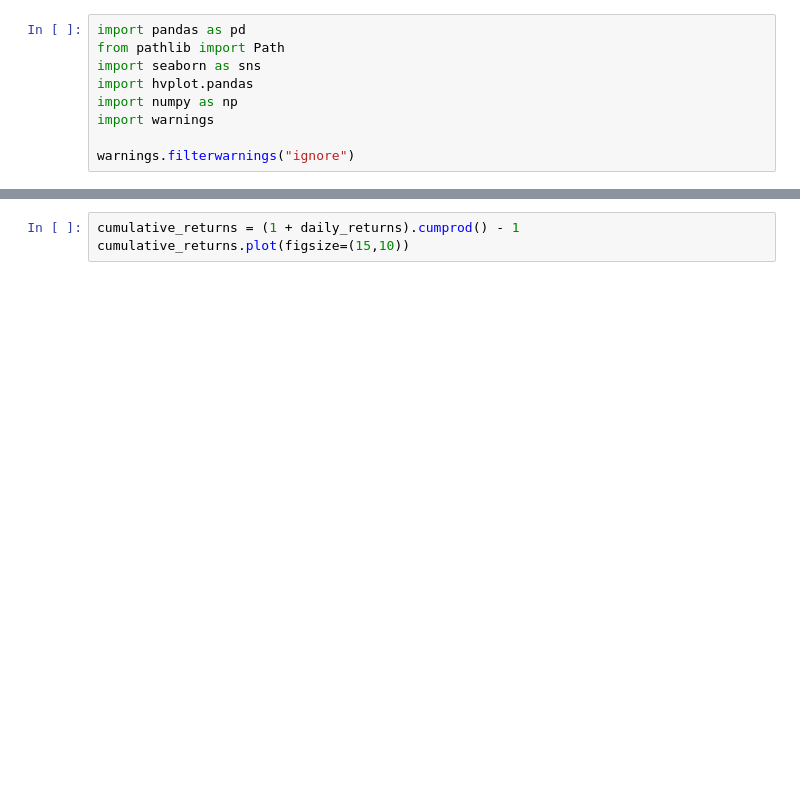
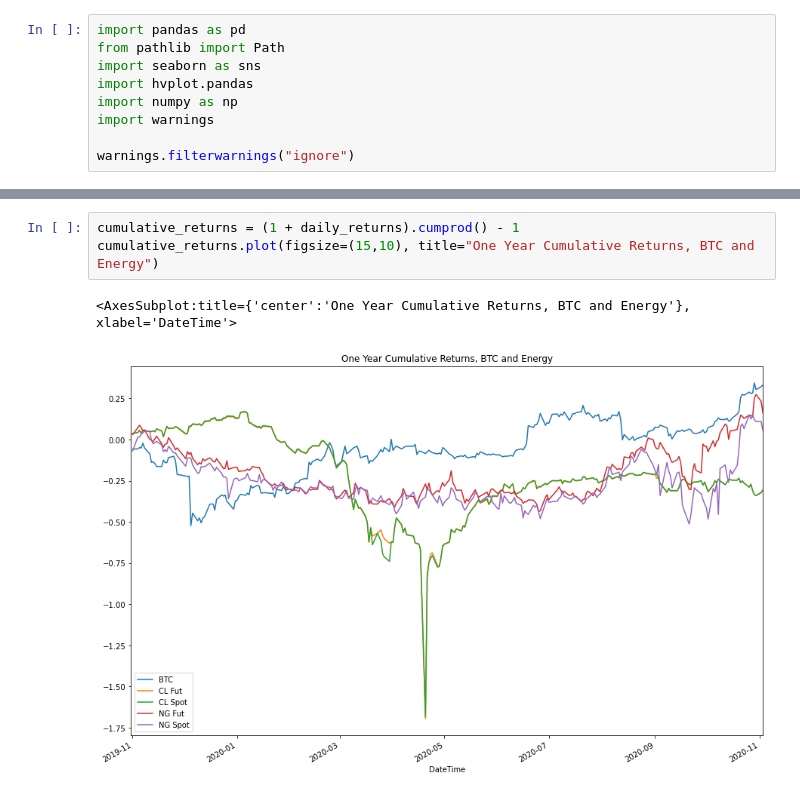
Before and after one commit to mdschulz1973/Planet_Express_IO, a Jupyter notebook: notebooks/MD_Plots.ipynb, the cells around one changed output, grey strips where cells are left out. Saved outputs shown, nothing was run; the diff lists cells and outputs as text; blank space fills up the shorter version.

```diff
--- a/notebooks/MD_Plots.ipynb
+++ b/notebooks/MD_Plots.ipynb
@@ -27,3 +49,6 @@ daily_returns.plot(figsize=(15,10))
 # %%
 cumulative_returns = (1 + daily_returns).cumprod() - 1
-cumulative_returns.plot(figsize=(15,10))
+cumulative_returns.plot(figsize=(15,10), title="One Year Cumulative Returns, BTC and Energy")
+# %% [output]
+<AxesSubplot:title={'center':'One Year Cumulative Returns, BTC and Energy'}, xlabel='DateTime'>
+[figure, added]
```
Also changed, not shown: parts of 7 cells of this notebook.
